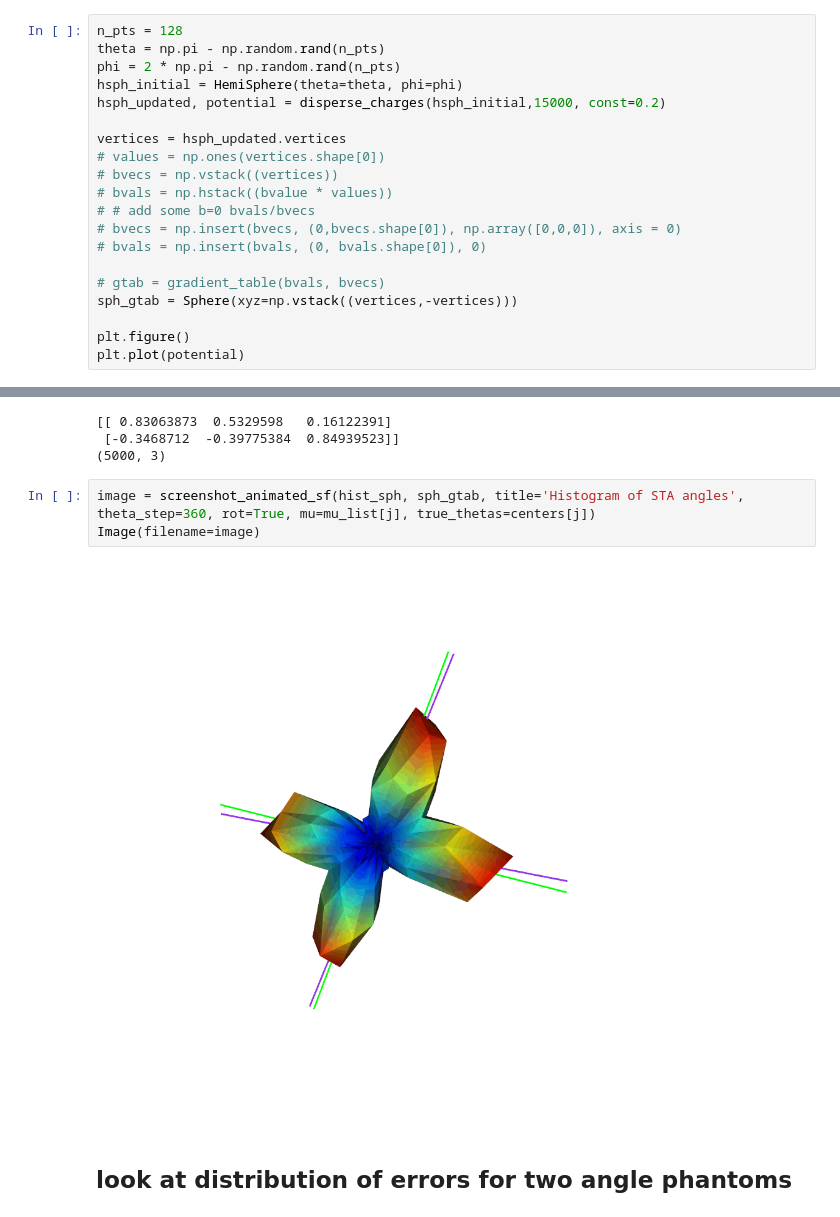
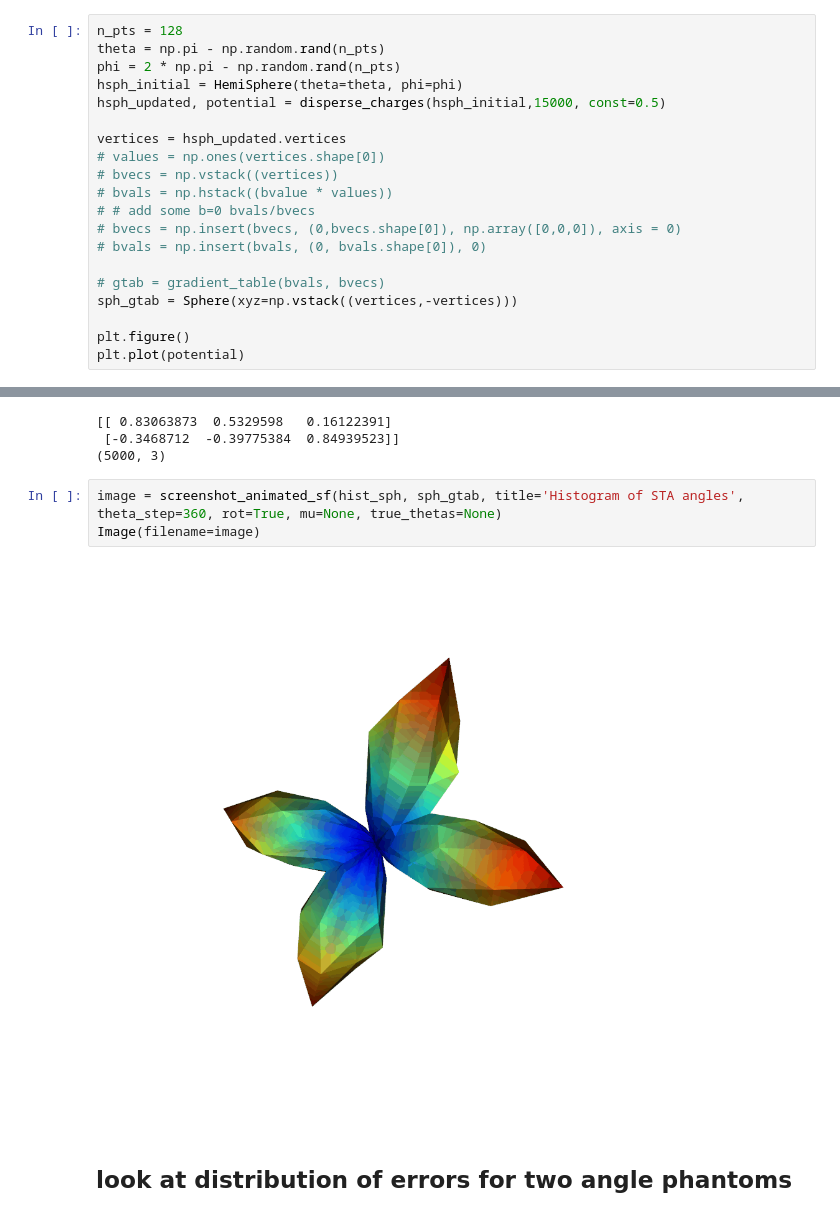
Before and after one commit to BrysonGray/fibermetric, a Jupyter notebook: notebooks/apsym_kmeans_testing.ipynb, the cells around one changed output, grey strips where cells are left out. Cells and saved outputs as stored; diff of their text form.

Commit message:
Add new figure of example phantoms

```diff
--- a/notebooks/apsym_kmeans_testing.ipynb
+++ b/notebooks/apsym_kmeans_testing.ipynb
@@ -225,7 +225,7 @@ n_pts = 128
 theta = np.pi - np.random.rand(n_pts)
 phi = 2 * np.pi - np.random.rand(n_pts)
 hsph_initial = HemiSphere(theta=theta, phi=phi)
-hsph_updated, potential = disperse_charges(hsph_initial,15000, const=0.2)
+hsph_updated, potential = disperse_charges(hsph_initial,15000, const=0.5)
 
 vertices = hsph_updated.vertices
 # values = np.ones(vertices.shape[0])
@@ -260,10 +260,10 @@ hist_sph[vertices.shape[0]:] = hist
  [-0.3468712  -0.39775384  0.84939523]]
 (5000, 3)
 # %%
-image = screenshot_animated_sf(hist_sph, sph_gtab, title='Histogram of STA angles', theta_step=360, rot=True, mu=mu_list[j], true_thetas=centers[j])
+image = screenshot_animated_sf(hist_sph, sph_gtab, title='Histogram of STA angles', theta_step=360, rot=True, mu=None, true_thetas=None)
 Image(filename=image)
 # %% [output]
-[figure, old version]
+[figure, new version]
 # %% [markdown]
 ## look at distribution of errors for two angle phantoms
 # %%
```
Also changed, not shown: parts of 3 cells of this notebook, 8 other files.
